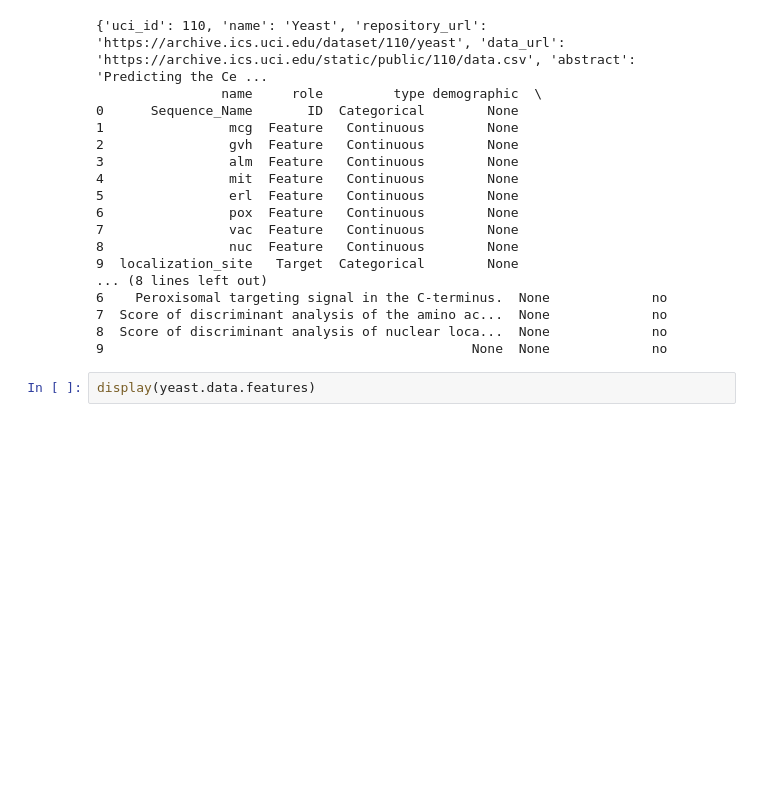
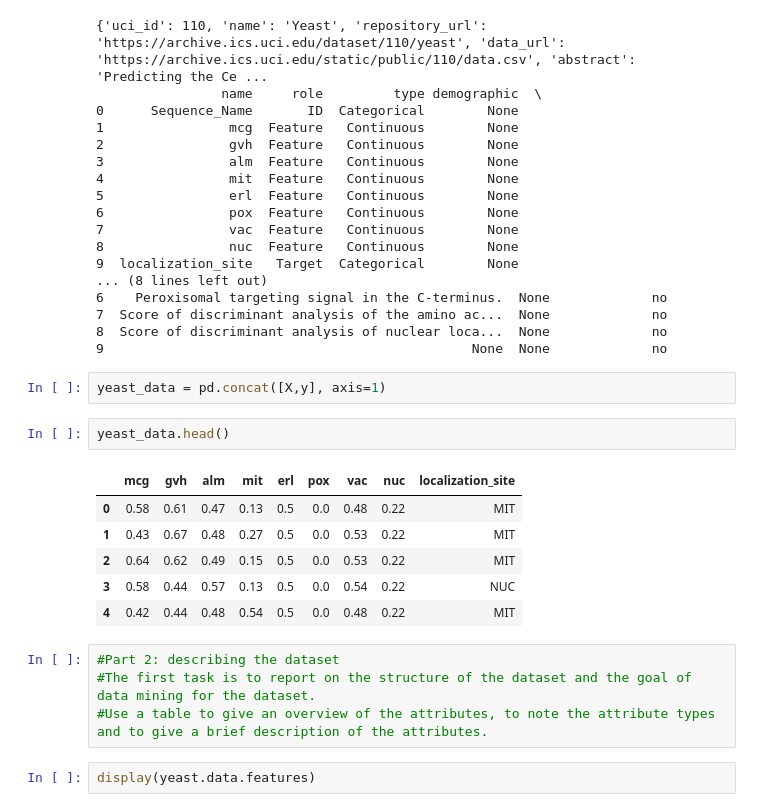
Before and after one commit to MarieHannaert/BIT07-Machine_learning, a Jupyter notebook: Assignment/Assignment-Yeast.ipynb, the cells around one changed output. Drawn from its saved outputs; the diff is of its cells as text; blank space fills up the shorter version.

```diff
--- a/Assignment/Assignment-Yeast.ipynb
+++ b/Assignment/Assignment-Yeast.ipynb
@@ -40,6 +41,21 @@ print(yeast.variables)
 7  Score of discriminant analysis of the amino ac...  None             no
 8  Score of discriminant analysis of nuclear loca...  None             no
 9                                               None  None             no
+# %%
+yeast_data = pd.concat([X,y], axis=1)
+# %%
+yeast_data.head()
+# %% [output]
+|  | mcg | gvh | alm | mit | erl | pox | vac | nuc | localization_site |
+| 0 | 0.58 | 0.61 | 0.47 | 0.13 | 0.5 | 0.0 | 0.48 | 0.22 | MIT |
+| 1 | 0.43 | 0.67 | 0.48 | 0.27 | 0.5 | 0.0 | 0.53 | 0.22 | MIT |
+| 2 | 0.64 | 0.62 | 0.49 | 0.15 | 0.5 | 0.0 | 0.53 | 0.22 | MIT |
+| 3 | 0.58 | 0.44 | 0.57 | 0.13 | 0.5 | 0.0 | 0.54 | 0.22 | NUC |
+| 4 | 0.42 | 0.44 | 0.48 | 0.54 | 0.5 | 0.0 | 0.48 | 0.22 | MIT |
+# %%
+#Part 2: describing the dataset
+#The first task is to report on the structure of the dataset and the goal of data mining for the dataset.
+#Use a table to give an overview of the attributes, to note the attribute types and to give a brief description of the attributes.
 # %%
 display(yeast.data.features)
 # %% [output]
```
Also changed, not shown: parts of 17 cells of this notebook, 1 other file.
